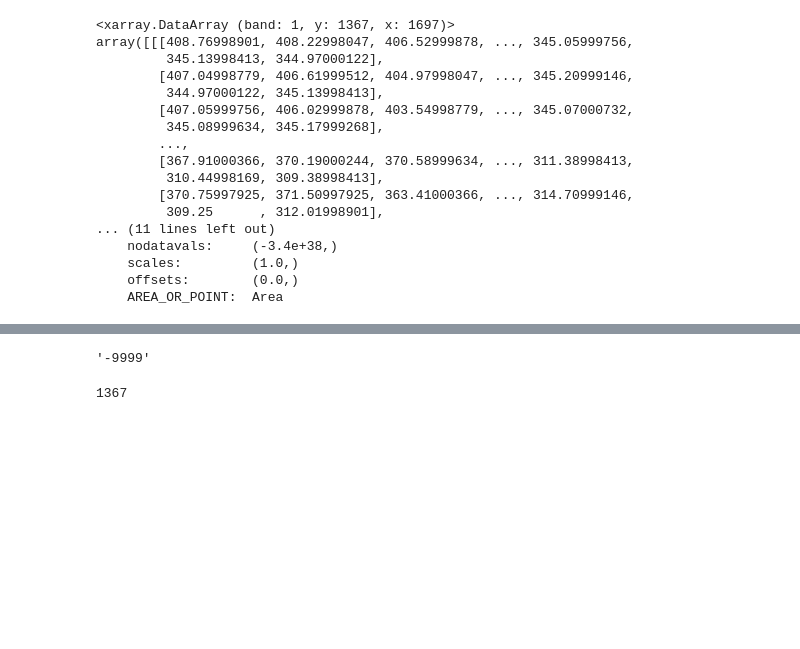
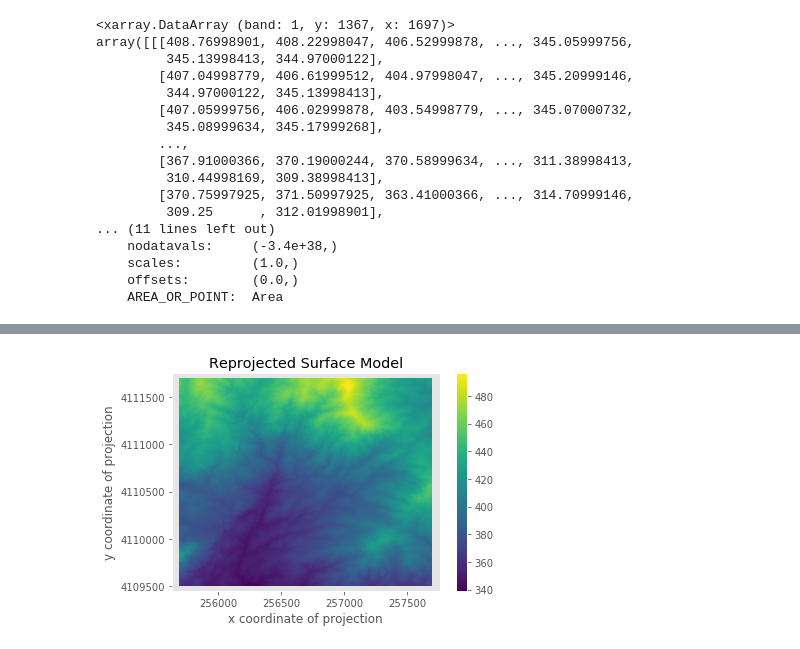
Before and after one commit to carpentries-incubator/geospatial-python, a Jupyter notebook: data/code-scratch.ipynb, the cells around one changed output, grey strips where cells are left out. Drawn from its saved outputs; the diff is of its cells as text; code cells hidden in the pictures; blank space fills up the shorter version.

```diff
--- a/data/code-scratch.ipynb
+++ b/data/code-scratch.ipynb
@@ -245,4 +189,0 @@ x.rio.set_attrs(at_d).rio.to_raster("data/test.tif")
-# %%
-xarray.open_rasterio("data/test.tif").nodata
-# %% [output]
-'-9999'
@@ -263,5 +190,16 @@ terrain_model_HARV_xarr.rio.nodata
-# %%
-
-DTM_UTM.rio.height
-# %% [output]
-1367
+# %%
+import xarray
+import rioxarray
+import matplotlib.pyplot as plt
+
+terrain_model_HARV_SJER = xarray.open_rasterio("data/NEON-DS-Airborne-Remote-Sensing/SJER/DTM/SJER_dtmCrop.tif")
+surface_model_HARV_SJER = xarray.open_rasterio("data/NEON-DS-Airborne-Remote-Sensing/SJER/DSM/SJER_dsmCrop_WGS84.tif")
+
+reprojected_surface_model = surface_model_HARV_SJER.rio.reproject(dst_crs=terrain_model_HARV_SJER.rio.crs)
+reprojected_surface_model.rio.to_raster("data/NEON-DS-Airborne-Remote-Sensing/SJER/DSM/SJER_dsmCrop_WGS84.tif")
+
+reprojected_surface_model.where(reprojected_surface_model != reprojected_surface_model.rio.nodata).plot()
+plt.title("Reprojected Surface Model")
+plt.savefig("fig/02-SJER-DSM-02.png")
+# %% [output]
+[figure, added]
```
Also changed, not shown: parts of 35 cells of this notebook, 12 other files.
